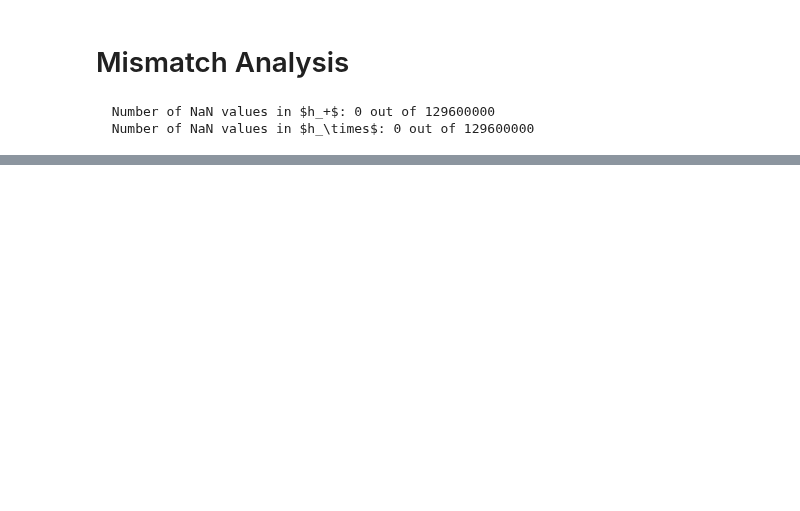
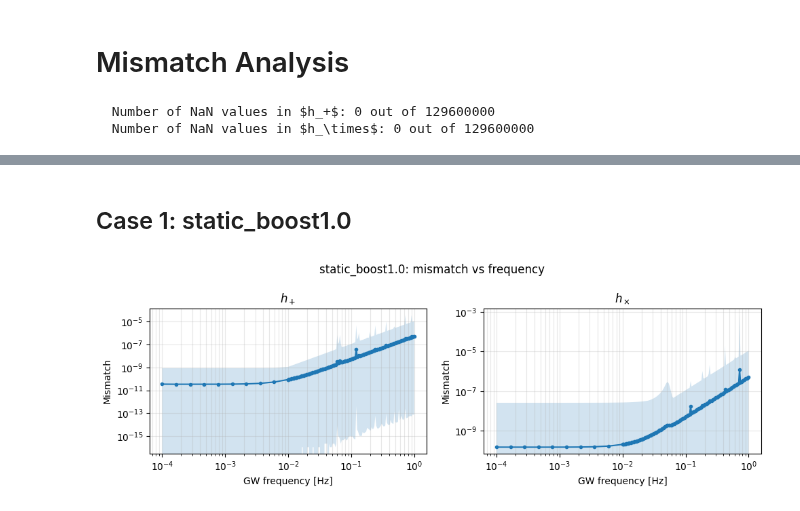
Before and after one commit to lorenzsp/ResponseRequirements, a Jupyter notebook: PaperPlots.ipynb, the cells around one changed output, grey strips where cells are left out. Cells and saved outputs as stored; diff of their text form; code cells hidden in the pictures; blank space fills up the shorter version.

```diff
--- a/PaperPlots.ipynb
+++ b/PaperPlots.ipynb
@@ -10,10 +10,9 @@ import numpy as np
 import healpy as hp
 from matplotlib.colors import LogNorm
 
-# results_dir = 'segwo_results/static/'
-# results_dir = 'segwo_results/static_boost0.0/'
+results_dir = 'segwo_results/static_boost1.0/'
 results_dir = 'segwo_results/15.0days_evolving_boost1.0/'
-results_dir = 'segwo_results/15.0days_evolving_boost0.0/'
+# results_dir = 'segwo_results/15.0days_evolving_boost0.0/'
 
 output_dir = results_dir.rstrip('/') + '/'
 hdf5_path  = os.path.join(output_dir, "results.h5")
@@ -108,0 +198,29 @@ plt.show()
+# %% [markdown]
+## Case 1: static_boost1.0
+# %%
+case_name = "static_boost1.0"
+d = all_cases[case_name]
+
+mismatch_stats = summarize_frequency_curves(d["mismatch_clean"])
+
+fig, axes = plt.subplots(1, 2, figsize=(10, 3.5), sharex=True)
+for j in range(2):
+    axes[j].fill_between(
+        frequencies,
+        mismatch_stats["min"][:, j],
+        mismatch_stats["max"][:, j],
+        alpha=0.2,
+    )
+    axes[j].plot(frequencies, mismatch_stats["mean"][:, j], "-o", ms=3)
+    axes[j].set_xscale("log")
+    axes[j].set_yscale("log")
+    axes[j].set_xlabel("GW frequency [Hz]")
+    axes[j].set_ylabel("Mismatch")
+    axes[j].set_title(pols[j])
+    axes[j].grid(True, which="both", alpha=0.3)
+
+fig.suptitle(f"{case_name}: mismatch vs frequency")
+plt.tight_layout()
+plt.show()
+# %% [output]
+[figure, added]
```
Also changed, not shown: parts of 13 cells of this notebook, 6 other files.
